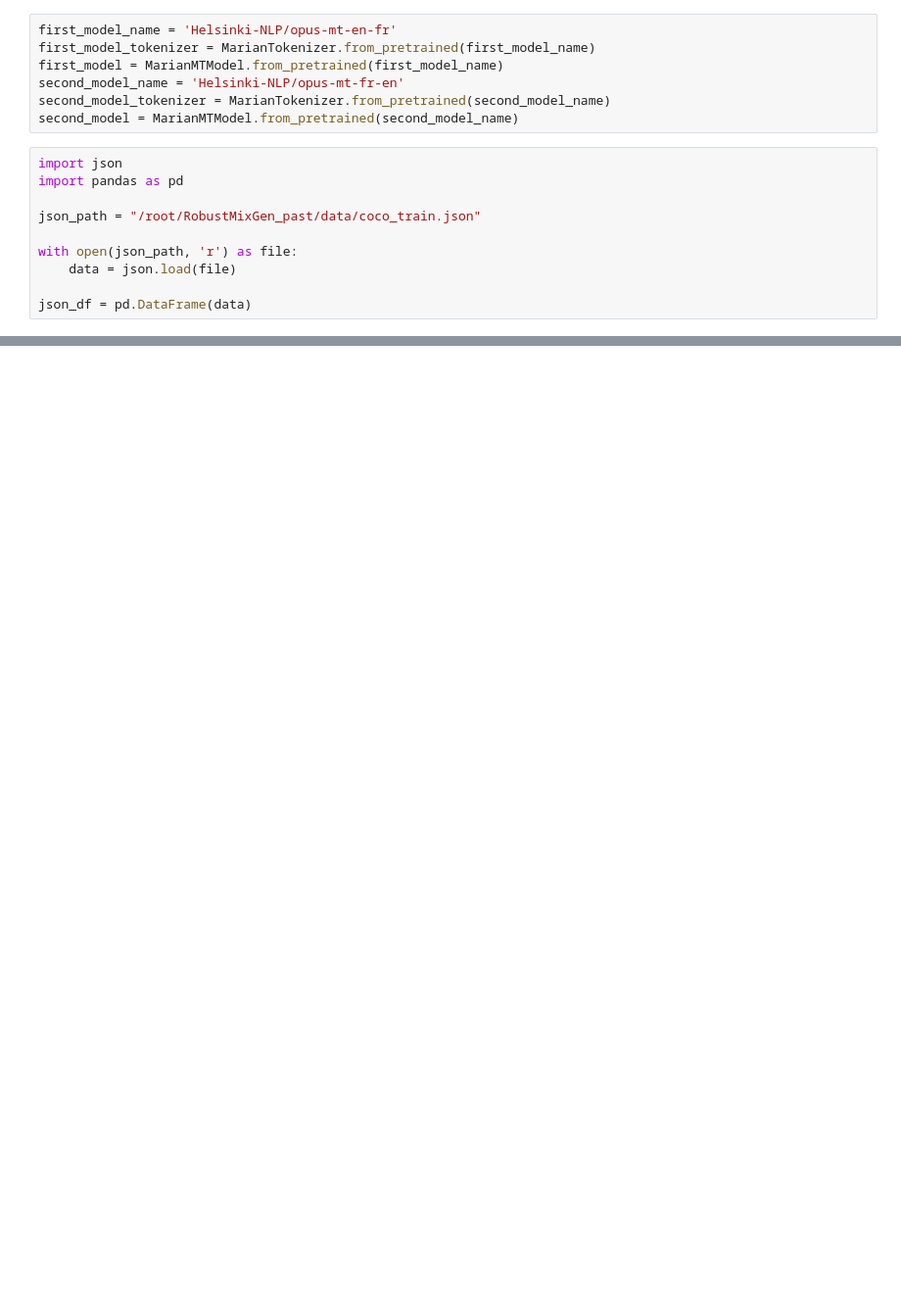
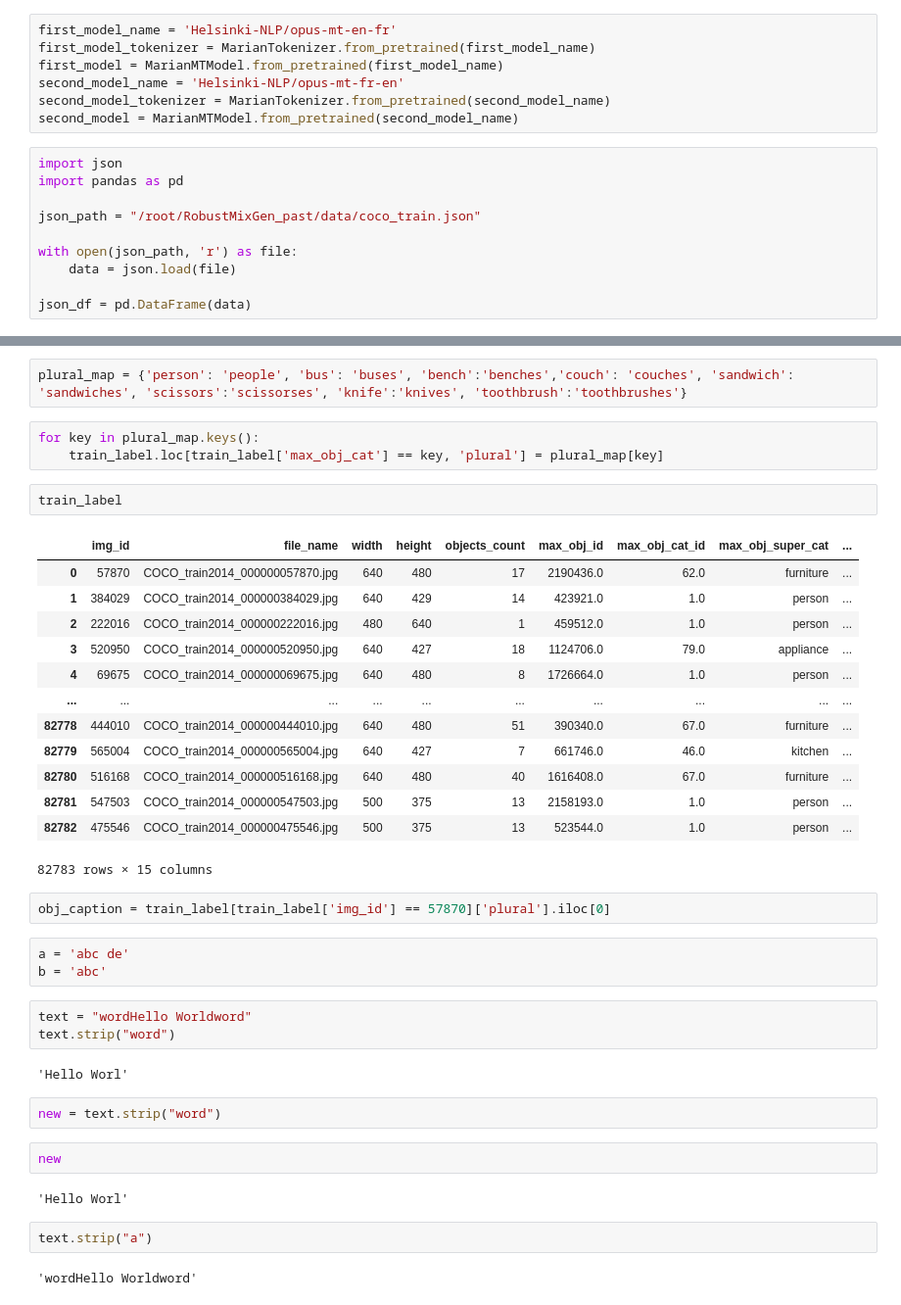
Before and after one commit to crimama/RobustMixGen, a Jupyter notebook: augmentation/text_augmentation.ipynb, the cells around one changed output, grey strips where cells are left out. Shown at 98% size. Saved outputs shown, nothing was run; the diff lists cells and outputs as text; blank space fills up the shorter version.

Commit message:
text augmentation modify

```diff
--- a/augmentation/text_augmentation.ipynb
+++ b/augmentation/text_augmentation.ipynb
@@ -34,0 +77,41 @@ json_df = pd.DataFrame(data)
+# %%
+plural_map = {'person': 'people', 'bus': 'buses', 'bench':'benches','couch': 'couches', 'sandwich': 'sandwiches', 'scissors':'scissorses', 'knife':'knives', 'toothbrush':'toothbrushes'}
+# %%
+for key in plural_map.keys():
+    train_label.loc[train_label['max_obj_cat'] == key, 'plural'] = plural_map[key]
+# %%
+train_label
+# %% [output]
+|  | img_id | file_name | width | height | objects_count | max_obj_id | max_obj_cat_id | max_obj_super_cat | ... |
+| 0 | 57870 | COCO_train2014_000000057870.jpg | 640 | 480 | 17 | 2190436.0 | 62.0 | furniture | ... |
+| 1 | 384029 | COCO_train2014_000000384029.jpg | 640 | 429 | 14 | 423921.0 | 1.0 | person | ... |
+| 2 | 222016 | COCO_train2014_000000222016.jpg | 480 | 640 | 1 | 459512.0 | 1.0 | person | ... |
+| 3 | 520950 | COCO_train2014_000000520950.jpg | 640 | 427 | 18 | 1124706.0 | 79.0 | appliance | ... |
+| 4 | 69675 | COCO_train2014_000000069675.jpg | 640 | 480 | 8 | 1726664.0 | 1.0 | person | ... |
+| ... | ... | ... | ... | ... | ... | ... | ... | ... | ... |
+| 82778 | 444010 | COCO_train2014_000000444010.jpg | 640 | 480 | 51 | 390340.0 | 67.0 | furniture | ... |
+| 82779 | 565004 | COCO_train2014_000000565004.jpg | 640 | 427 | 7 | 661746.0 | 46.0 | kitchen | ... |
+| 82780 | 516168 | COCO_train2014_000000516168.jpg | 640 | 480 | 40 | 1616408.0 | 67.0 | furniture | ... |
+| 82781 | 547503 | COCO_train2014_000000547503.jpg | 500 | 375 | 13 | 2158193.0 | 1.0 | person | ... |
+| 82782 | 475546 | COCO_train2014_000000475546.jpg | 500 | 375 | 13 | 523544.0 | 1.0 | person | ... |
+82783 rows × 15 columns
+# %%
+obj_caption = train_label[train_label['img_id'] == 57870]['plural'].iloc[0]
+# %%
+a = 'abc de'
+b = 'abc'
+# %%
+text = "wordHello Worldword"
+text.strip("word")
+# %% [output]
+'Hello Worl'
+# %%
+new = text.strip("word")
+# %%
+new
+# %% [output]
+'Hello Worl'
+# %%
+text.strip("a")
+# %% [output]
+'wordHello Worldword'
```
Also changed, not shown: parts of 25 cells of this notebook.
